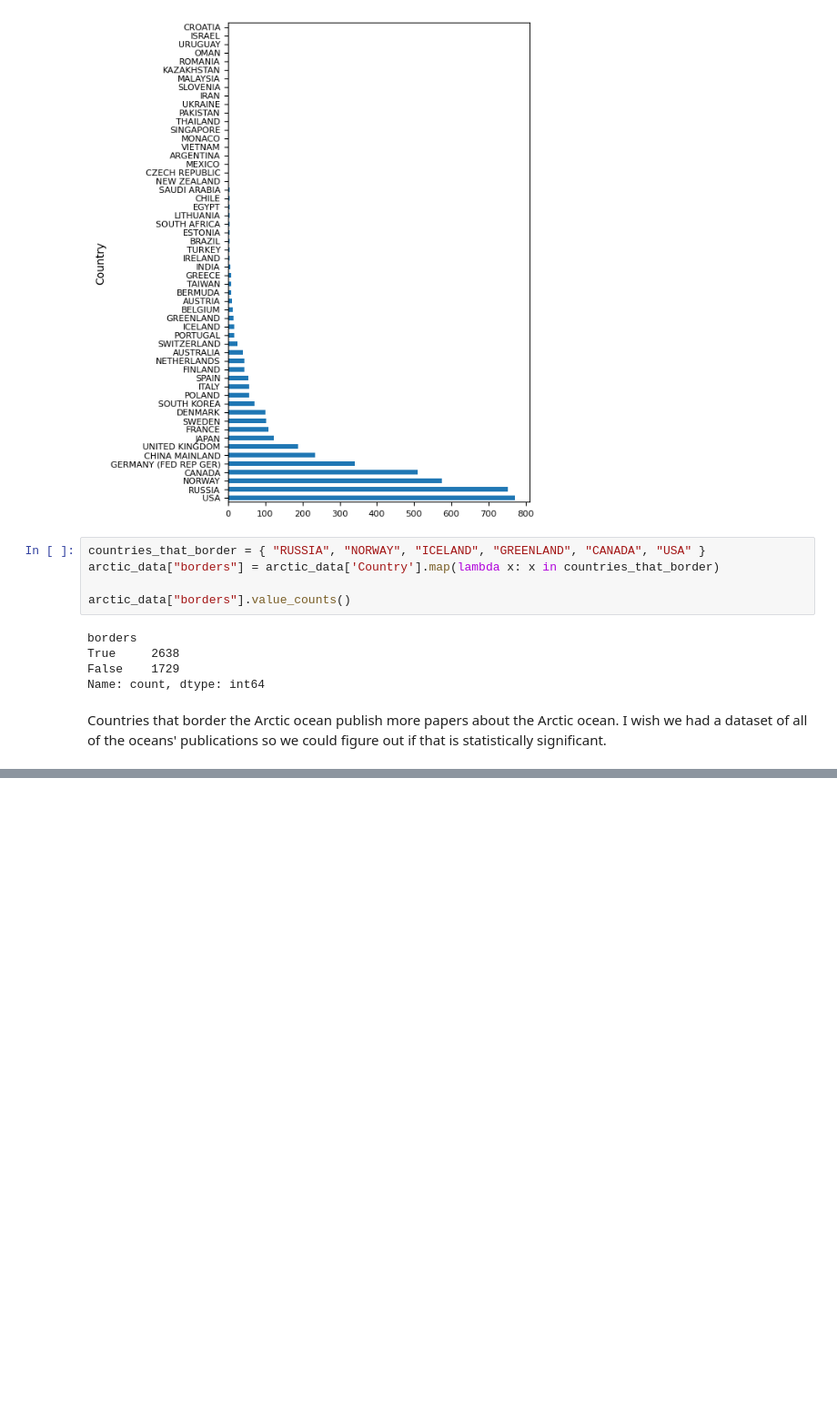
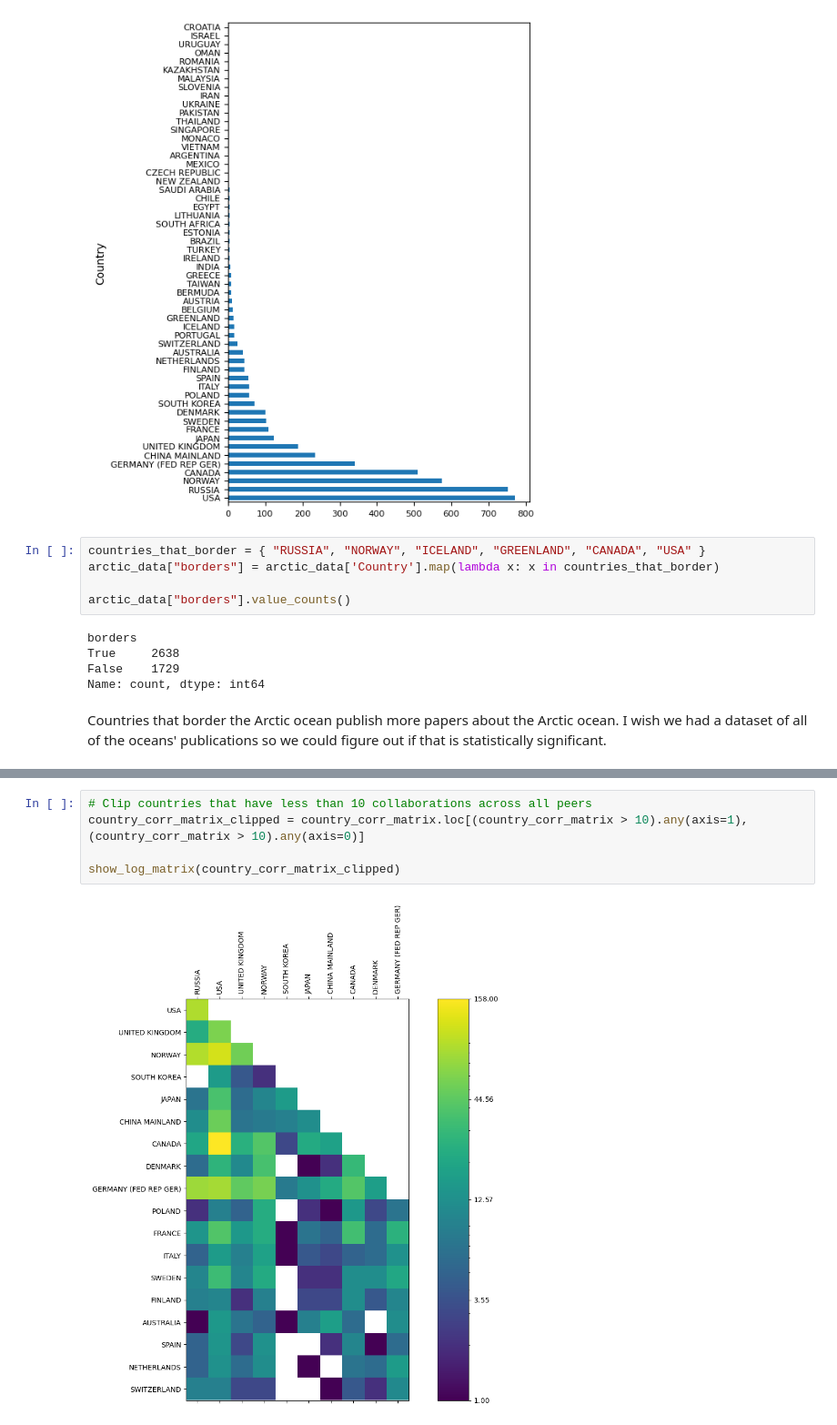
Before and after one commit to wilSecord/studio-projects, a Jupyter notebook: explore.ipynb, the cells around one changed output, grey strips where cells are left out. Shown at 91% size. Cells and saved outputs as stored; diff of their text form; blank space fills up the shorter version.

```diff
--- a/explore.ipynb
+++ b/explore.ipynb
@@ -88,0 +152,7 @@ Countries that border the Arctic ocean publish more papers about the Arctic ocea
+# %%
+# Clip countries that have less than 10 collaborations across all peers
+country_corr_matrix_clipped = country_corr_matrix.loc[(country_corr_matrix > 10).any(axis=1), (country_corr_matrix > 10).any(axis=0)]
+
+show_log_matrix(country_corr_matrix_clipped)
+# %% [output]
+[figure, added]
```
Also changed, not shown: parts of 4 cells of this notebook.
